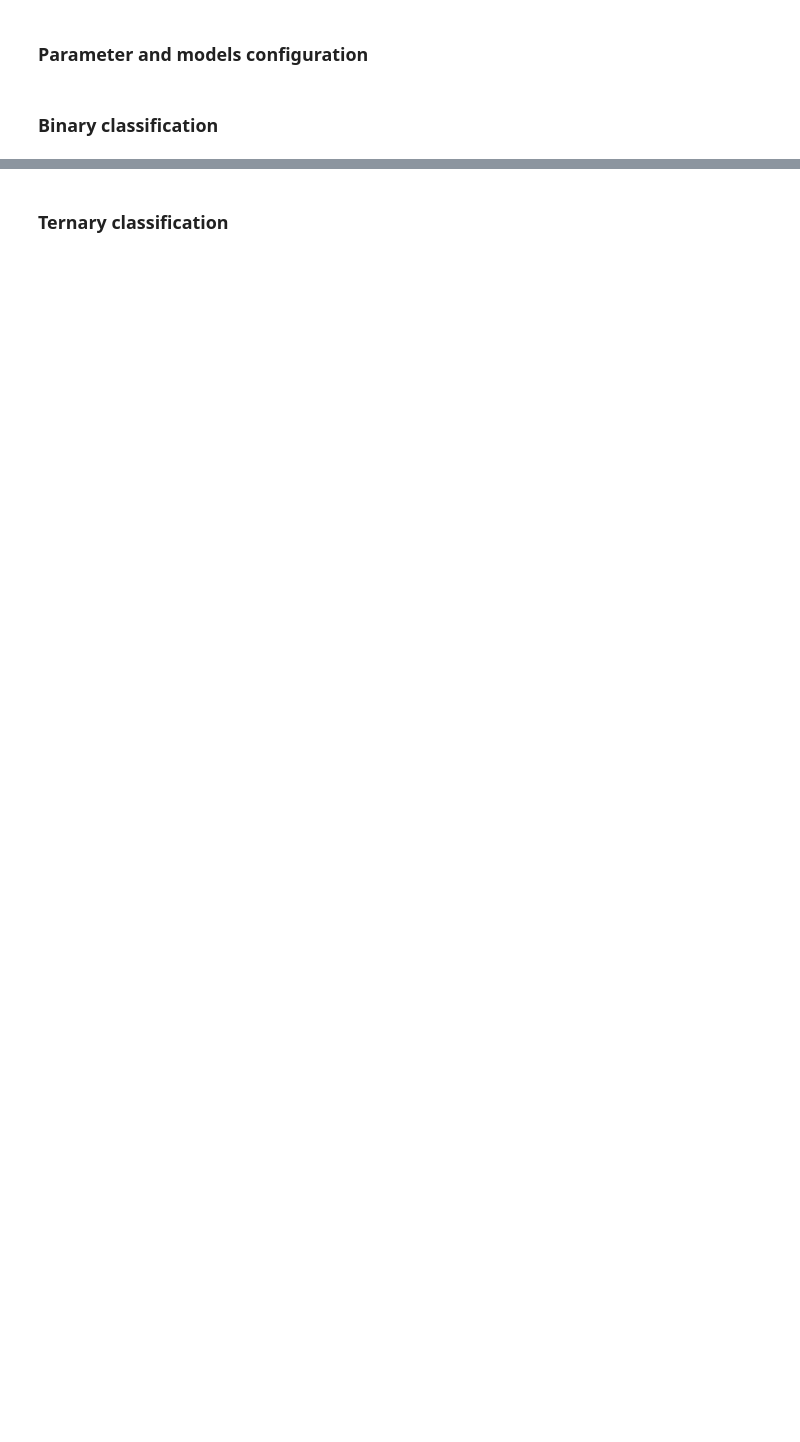
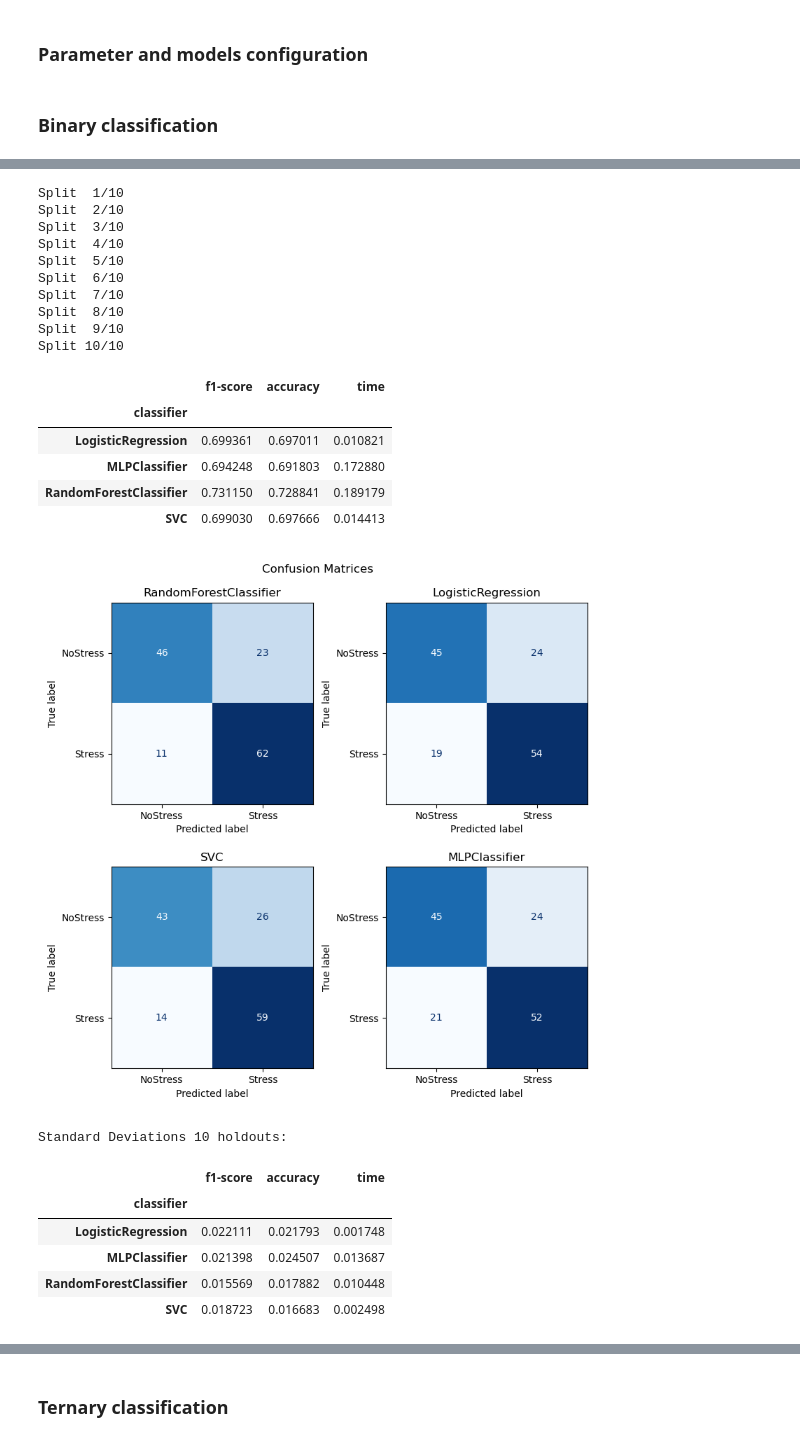
Before and after one commit to sergiodl-ubi/stressID, a Jupyter notebook: Classification/classification_physio.ipynb, the cells around one changed output, grey strips where cells are left out. Cells and saved outputs as stored; diff of their text form; code cells hidden in the pictures; blank space fills up the shorter version.

```diff
--- a/Classification/classification_physio.ipynb
+++ b/Classification/classification_physio.ipynb
@@ -230,19 +267,24 @@ if any(tunning_for.values()):
 # %%
 params = {
     "state_int": 21,
-    "feature_selector": 'RFE',  ###  None, 'PCA', 'L1', or 'RFE' (ordered by speed)
+    "feature_selector": None,  ###  None, 'PCA', 'L1', or 'RFE' (ordered by speed)
     "test_size": 0.2,  # Paper value: 0.2
     "n_splits": 10,  # Paper value: 10
-    "save_results": True,
+    "save_results": False,
     "show_averages": True,
     "show_confusion_matrices": True,
-    "save_models": True,
+    "save_models": False,
     "verbose": False,
+}
+
+validations = {
+    'holdout': True,
+    'kfold': True
 }
 
 list_classif = [
     RandomForestClassifier(max_depth=5, random_state=params["state_int"]),
-    LogisticRegression(solver="liblinear"),
+    LogisticRegression(),
     SVC(gamma="auto", kernel="rbf", random_state=params["state_int"]),
     MLPClassifier(max_iter=5000, hidden_layer_sizes=[], random_state=params["state_int"]),
 ]
@@ -251,18 +302,45 @@ list_classif = [
 # %%
-params['classification'] = 'binary'
-params['classes'] = BIN_LABELS
-y = labels['binary-stress']
-show_label_stats(params['classes'], y)
+# 10 random splits holdout
+if validations['holdout']:
+    res, conf, models = make_nclassif_random_splits(
+        x,
+        y,
+        n_splits=params["n_splits"],
+        feature_selector=params["feature_selector"],
+        list_classifiers=list_classif,
+        random_seed=params["state_int"],
+        test_size=params["test_size"],
+        verbose=params["verbose"],
+        useStratification=False,
+    )
+    output(res, conf, params)
+    if params["save_models"]:
+        save_models(models, params)
 
-res, conf, models = make_nclassif_random_splits(x, y,
-    n_splits=params["n_splits"],
-    feature_selector=params["feature_selector"],
-    list_classifiers=list_classif,
-    random_seed=params["state_int"],
-    test_size=params["test_size"],
-    verbose=params["verbose"],
-    useStratification=False,
-)
-output(res, conf, list_classif, params)
-if params['save_models']:
-    save_models(models, params)
+    print(f"Standard Deviations {params['n_splits']} holdouts:")
+    display(res.groupby(["classifier"]).std()[["f1-score", "accuracy", "time"]])
+# %% [output]
+Split  1/10
+Split  2/10
+Split  3/10
+Split  4/10
+Split  5/10
+Split  6/10
+Split  7/10
+Split  8/10
+Split  9/10
+Split 10/10
+|  | f1-score | accuracy | time |
+| classifier |  |  |  |
+| LogisticRegression | 0.699361 | 0.697011 | 0.010821 |
+| MLPClassifier | 0.694248 | 0.691803 | 0.172880 |
+| RandomForestClassifier | 0.731150 | 0.728841 | 0.189179 |
+| SVC | 0.699030 | 0.697666 | 0.014413 |
+[figure, added]
+Standard Deviations 10 holdouts:
+|  | f1-score | accuracy | time |
+| classifier |  |  |  |
+| LogisticRegression | 0.022111 | 0.021793 | 0.001748 |
+| MLPClassifier | 0.021398 | 0.024507 | 0.013687 |
+| RandomForestClassifier | 0.015569 | 0.017882 | 0.010448 |
+| SVC | 0.018723 | 0.016683 | 0.002498 |
```
Also changed, not shown: parts of 15 cells of this notebook, 4 other files.
